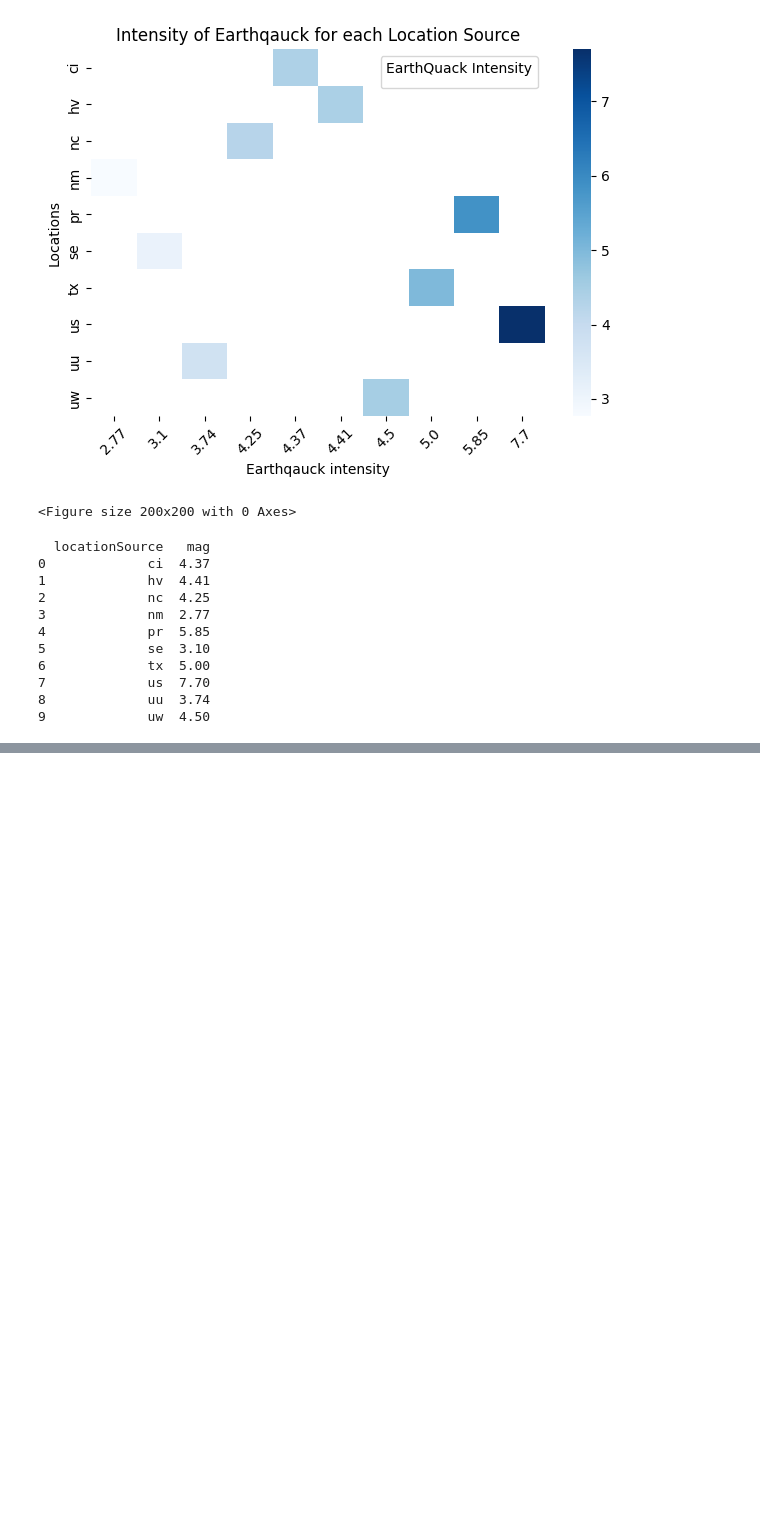
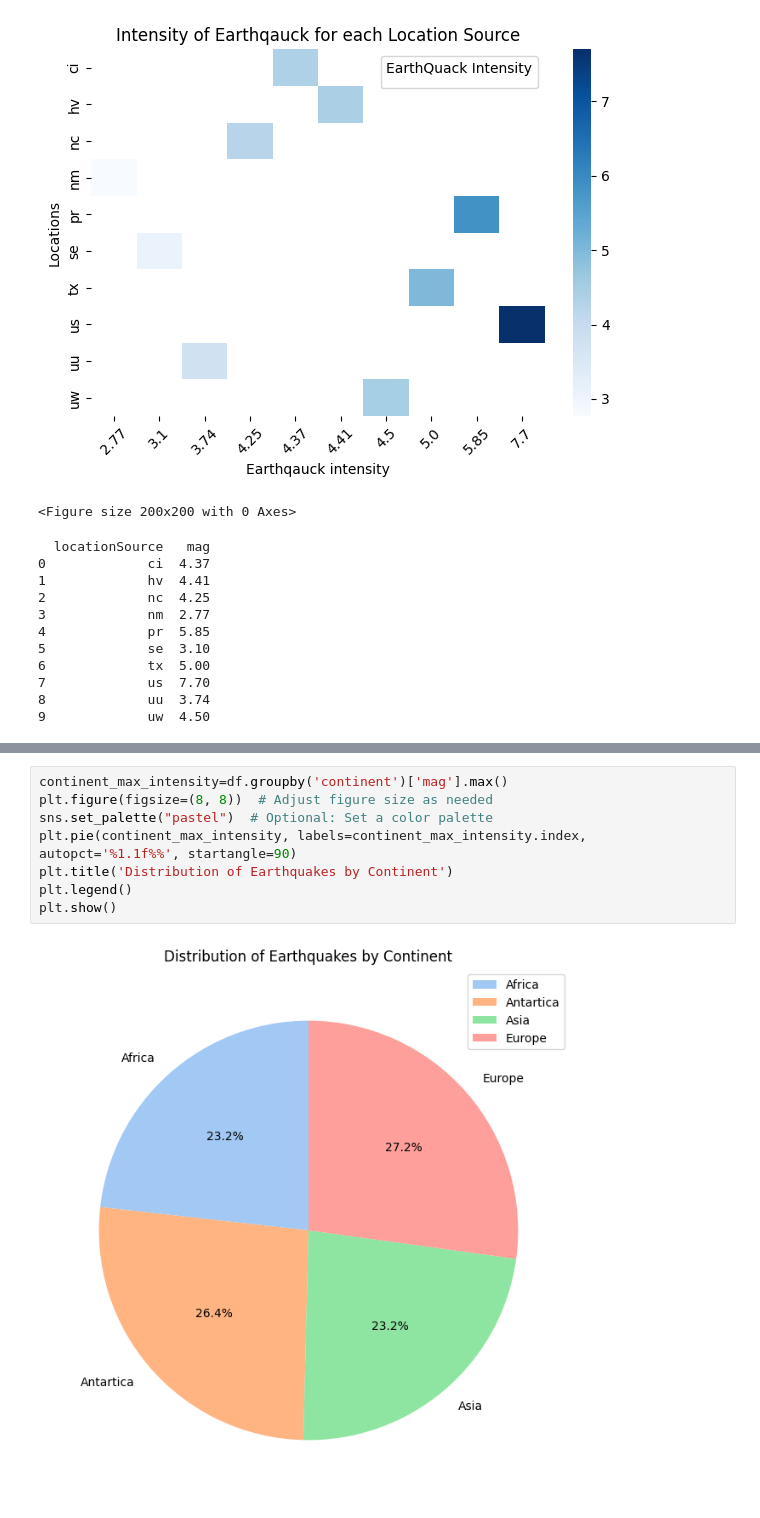
Before and after one commit to Shivamthakur7500/EarthQuack_EDA-project, a Jupyter notebook: project_lab.ipynb, the cells around one changed output, grey strips where cells are left out. Drawn from its saved outputs; the diff is of its cells as text; blank space fills up the shorter version.

```diff
--- a/project_lab.ipynb
+++ b/project_lab.ipynb
@@ -413,0 +483,10 @@ No artists with labels found to put in legend.  Note that artists whose label st
+# %%
+continent_max_intensity=df.groupby('continent')['mag'].max()
+plt.figure(figsize=(8, 8))  # Adjust figure size as needed
+sns.set_palette("pastel")  # Optional: Set a color palette
+plt.pie(continent_max_intensity, labels=continent_max_intensity.index, autopct='%1.1f%%', startangle=90)
+plt.title('Distribution of Earthquakes by Continent')
+plt.legend()
+plt.show()
+# %% [output]
+[figure, added]
```
Also changed, not shown: parts of 7 cells of this notebook.
